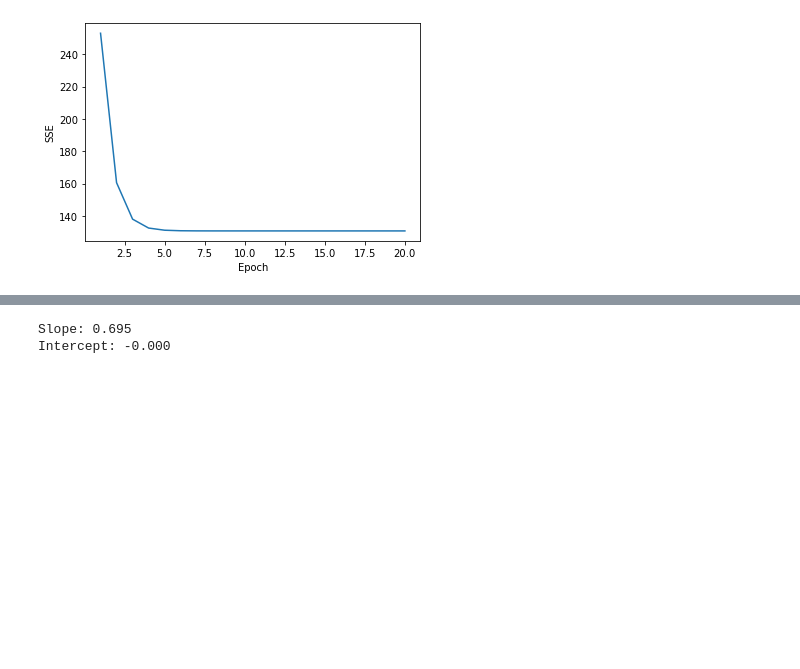
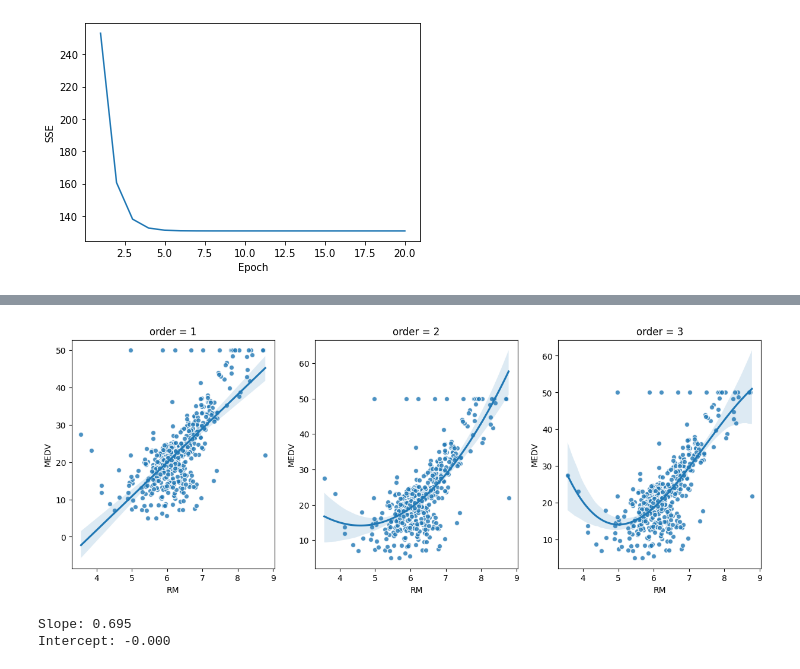
Before and after one commit to MinyaevAndrey/python-machine-learning-book-3rd-edition, a Jupyter notebook: ch10/ch10.ipynb, the cells around one changed output, grey strips where cells are left out. Cells and saved outputs as stored; diff of their text form; code cells hidden in the pictures; blank space fills up the shorter version.

```diff
--- a/ch10/ch10.ipynb
+++ b/ch10/ch10.ipynb
@@ -268,3 +320,15 @@ plt.show()
+# %%
+order=[1, 2, 3]
+plt.figure(figsize=(15, 5))
+for i, o in enumerate(order):
+  plt.subplot(1, len(order), i+1)
+  plt.title(f"order = {o}")
+  sns.regplot(x="RM", y="MEDV", data=df,
+              order=o,
+              scatter_kws={'edgecolor': 'white', 'linewidths': 1}
+  )
+# %% [output]
+[figure, added]
 # %%
 print('Slope: %.3f' % lr.w_[1])
 print('Intercept: %.3f' % lr.w_[0])
```
Also changed, not shown: parts of 7 cells of this notebook.
